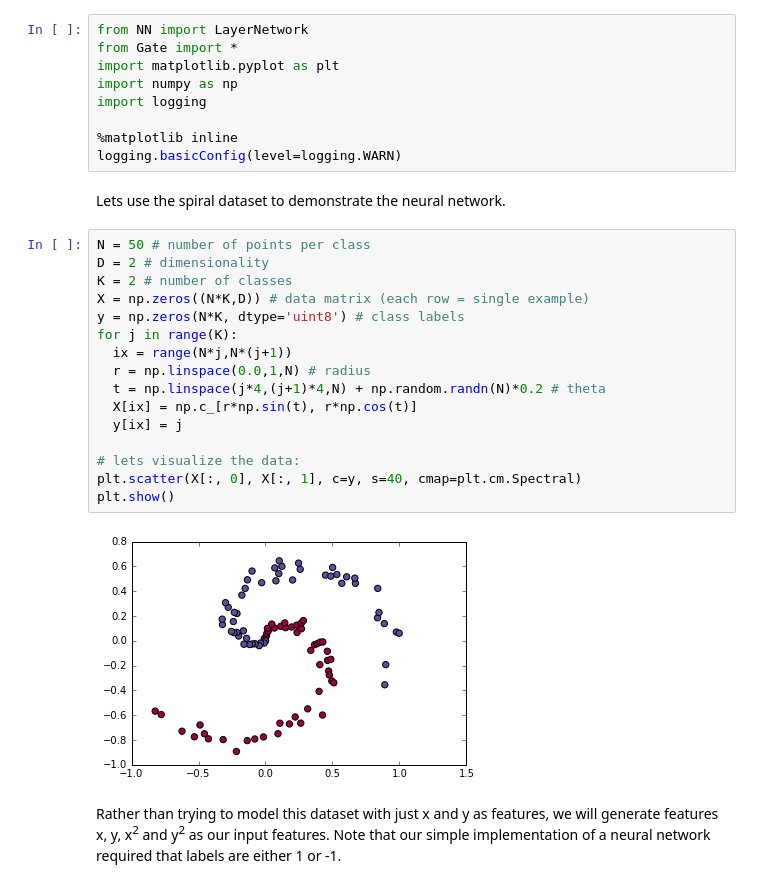
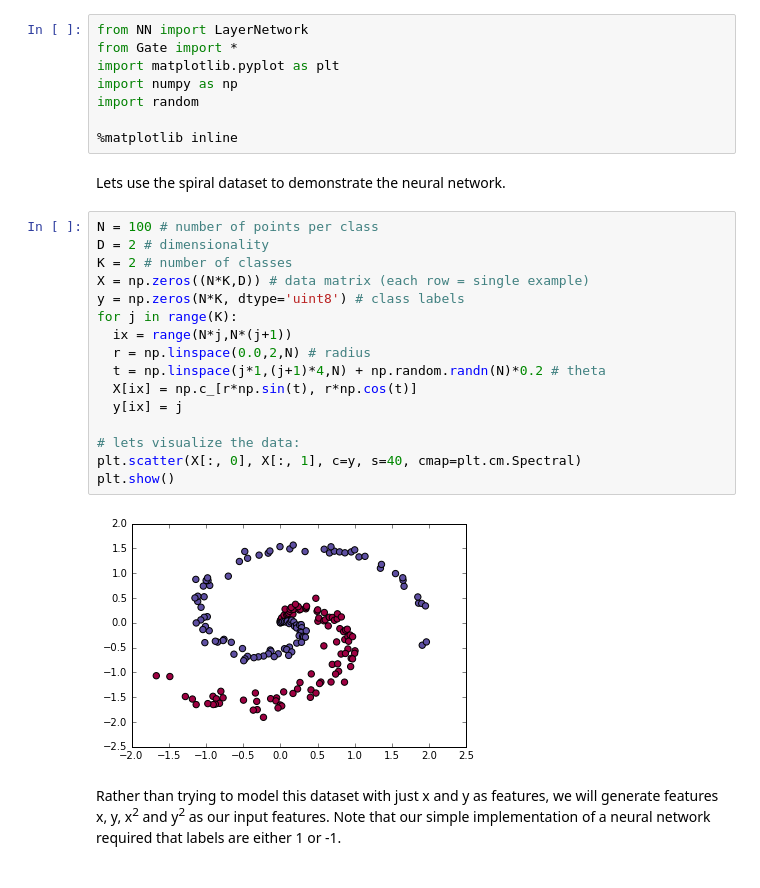
Before and after one commit to okopac/pynet, a Jupyter notebook: gatebased/LayerNNExample.ipynb, the cells around one changed output. Cells and saved outputs as stored; diff of their text form.

```diff
--- a/gatebased/LayerNNExample.ipynb
+++ b/gatebased/LayerNNExample.ipynb
@@ -3,30 +3,29 @@ from NN import LayerNetwork
 from Gate import *
 import matplotlib.pyplot as plt
 import numpy as np
-import logging
+import random
 
 %matplotlib inline
-logging.basicConfig(level=logging.WARN)
 # %% [markdown]
 Lets use the spiral dataset to demonstrate the neural network.
 # %%
-N = 50 # number of points per class
+N = 100 # number of points per class
 D = 2 # dimensionality
 K = 2 # number of classes
 X = np.zeros((N*K,D)) # data matrix (each row = single example)
 y = np.zeros(N*K, dtype='uint8') # class labels
 for j in range(K):
   ix = range(N*j,N*(j+1))
-  r = np.linspace(0.0,1,N) # radius
-  t = np.linspace(j*4,(j+1)*4,N) + np.random.randn(N)*0.2 # theta
+  r = np.linspace(0.0,2,N) # radius
+  t = np.linspace(j*1,(j+1)*4,N) + np.random.randn(N)*0.2 # theta
   X[ix] = np.c_[r*np.sin(t), r*np.cos(t)]
   y[ix] = j
 
 # lets visualize the data:
 plt.scatter(X[:, 0], X[:, 1], c=y, s=40, cmap=plt.cm.Spectral)
 plt.show()
 # %% [output]
-[figure, old version]
+[figure, new version]
 # %% [markdown]
 Rather than trying to model this dataset with just x and y as features, we will generate features x, y, x<sup>2</sup> and y<sup>2</sup> as our input features. Note that our simple implementation of a neural network required that labels are either 1 or -1.
 # %%
```
Also changed, not shown: parts of 2 cells of this notebook, 1 other file.
